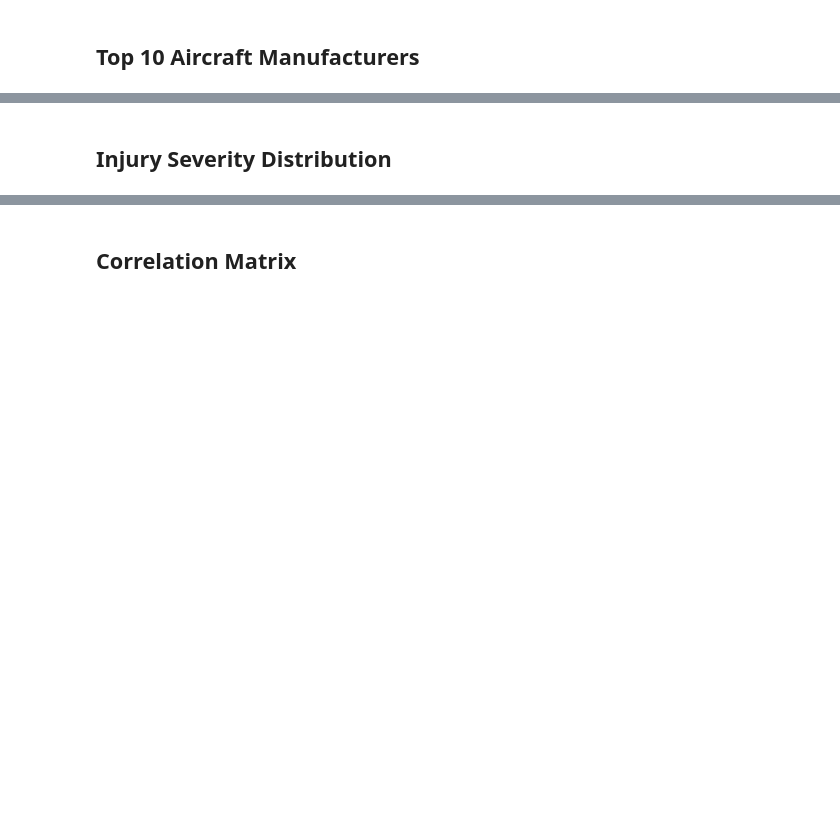
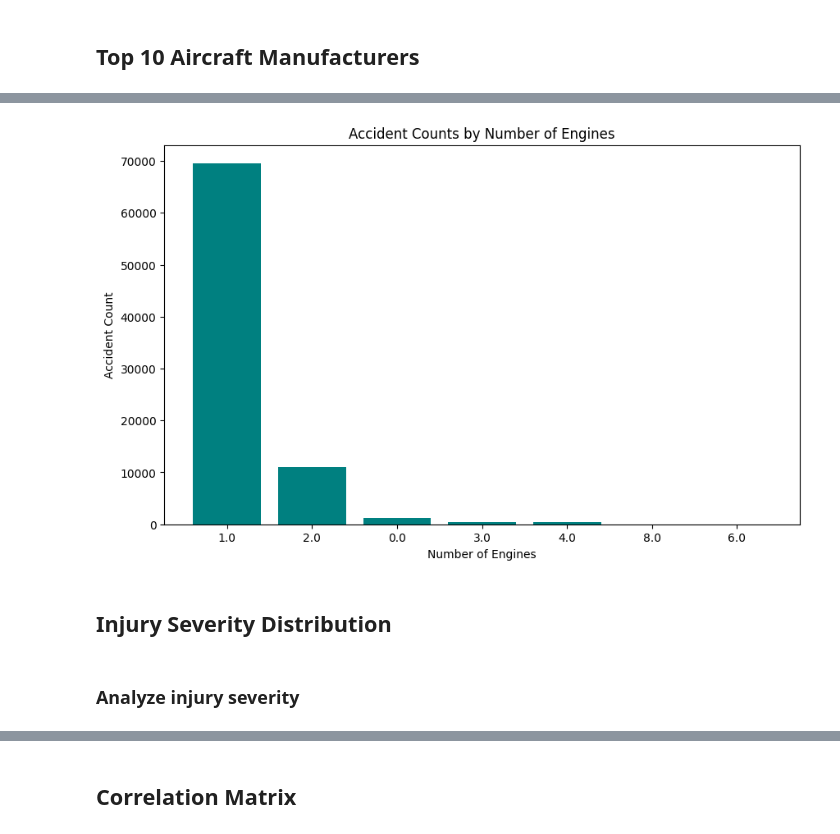
Before and after one commit to abdisheikh94/dsc-project1, a Jupyter notebook: dsc_phase1_project.ipynb, the cells around one changed output, grey strips where cells are left out. Drawn from its saved outputs; the diff is of its cells as text; code cells hidden in the pictures; blank space fills up the shorter version.

```diff
--- a/dsc_phase1_project.ipynb
+++ b/dsc_phase1_project.ipynb
@@ -183,0 +190,8 @@ if 'Broad_Phase_of_Flight' in data.columns:
+# %%
+engine_data = df[['Number.of.Engines', 'Total.Fatal.Injuries']]
+engine_accident_counts = engine_data.groupby('Number.of.Engines').size().reset_index(name='Accident_Count')
+engine_accident_counts = engine_accident_counts.sort_values(by='Accident_Count', ascending=False)
+engine_accident_counts['Engine_Risk_Level'] = engine_accident_counts['Accident_Count'].apply(lambda x: 'High Risk' if x > 10 else 'Low Risk')
+
+
+print(engine_accident_counts)
@@ -184,2 +207,11 @@ if 'Broad_Phase_of_Flight' in data.columns:
+# %%
+plt.figure(figsize=(10,6))
+plt.bar(engine_accident_counts['Number.of.Engines'].astype(str), engine_accident_counts['Accident_Count'], color='teal')
+plt.xlabel('Number of Engines')
+plt.ylabel('Accident Count')
+plt.title('Accident Counts by Number of Engines')
+plt.show()
+# %% [output]
+[figure, added]
 # %% [markdown]
 ## Injury Severity Distribution
@@ -195,0 +218,2 @@ if 'Injury_Severity' in data.columns:
+# %% [markdown]
+### Analyze injury severity
```
Also changed, not shown: parts of 27 cells of this notebook.
